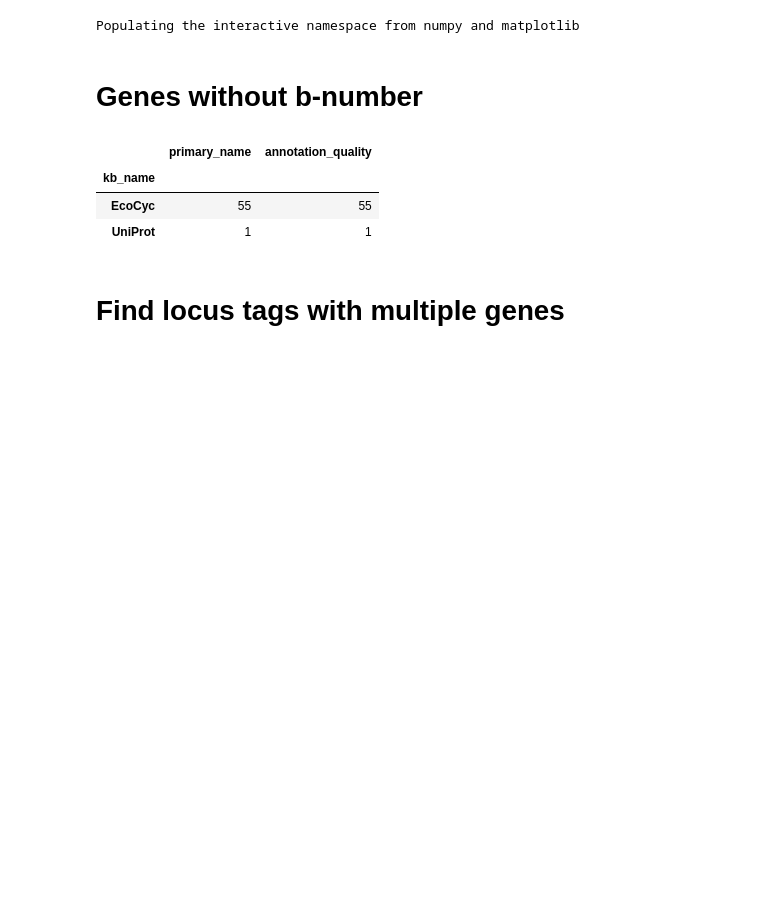
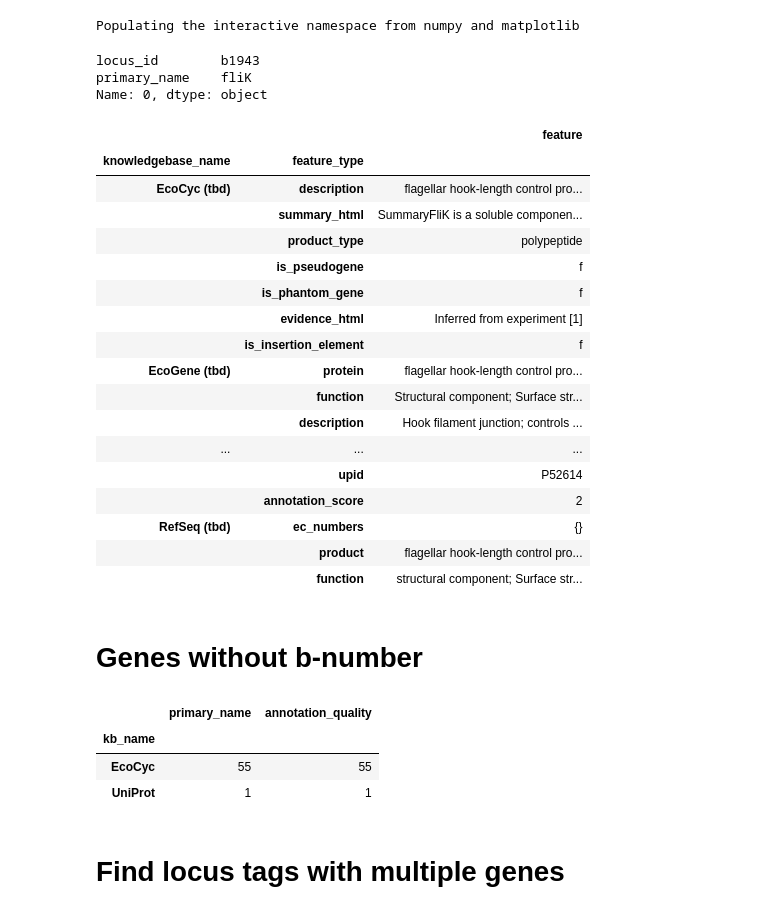
Before and after one commit to zakandrewking/y-ome, a Jupyter notebook: notebooks/17..12.06 Categories.ipynb, the cells around one changed output. Cells and saved outputs as stored; diff of their text form; code cells hidden in the pictures; blank space fills up the shorter version.

```diff
--- a/notebooks/17..12.06 Categories.ipynb
+++ b/notebooks/17..12.06 Categories.ipynb
@@ -20,6 +21,30 @@ Populating the interactive namespace from numpy and matplotlib
 sns.set_style('ticks')
 # %%
 session = Session()
+# %%
+report(session, 'b1943')
+# %% [output]
+locus_id        b1943
+primary_name    fliK
+Name: 0, dtype: object
+|  |  | feature |
+| knowledgebase_name | feature_type |  |
+| EcoCyc (tbd) | description | flagellar hook-length control pro... |
+|  | summary_html | SummaryFliK is a soluble componen... |
+|  | product_type | polypeptide |
+|  | is_pseudogene | f |
+|  | is_phantom_gene | f |
+|  | evidence_html | Inferred from experiment [1] |
+|  | is_insertion_element | f |
+| EcoGene (tbd) | protein | flagellar hook-length control pro... |
+|  | function | Structural component; Surface str... |
+|  | description | Hook filament junction; controls ... |
+| ... | ... | ... |
+|  | upid | P52614 |
+|  | annotation_score | 2 |
+| RefSeq (tbd) | ec_numbers | {} |
+|  | product | flagellar hook-length control pro... |
+|  | function | structural component; Surface str... |
 # %% [markdown]
 # Genes without b-number
 # %%
```
Also changed, not shown: parts of 2 cells of this notebook, 2 other files.
